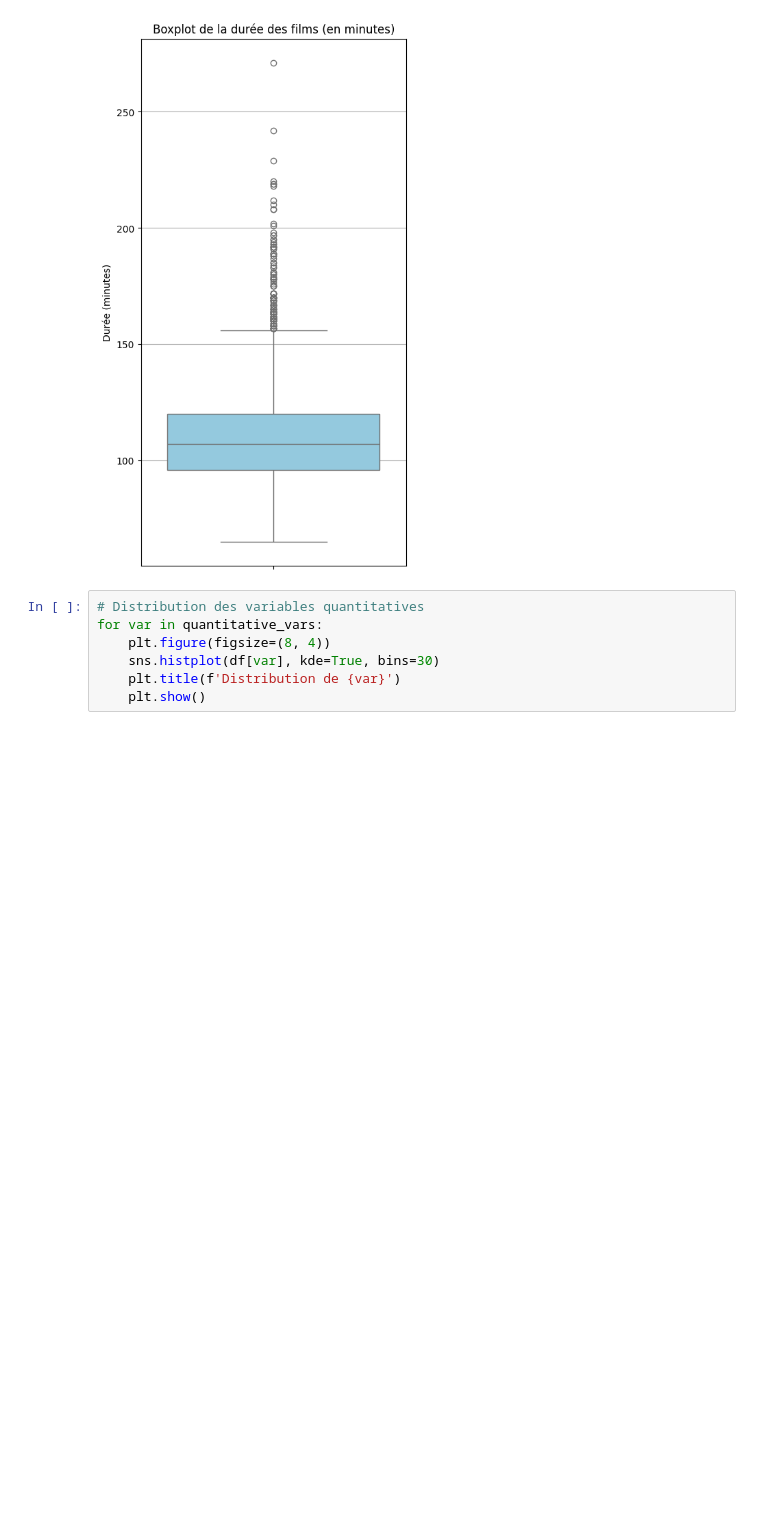
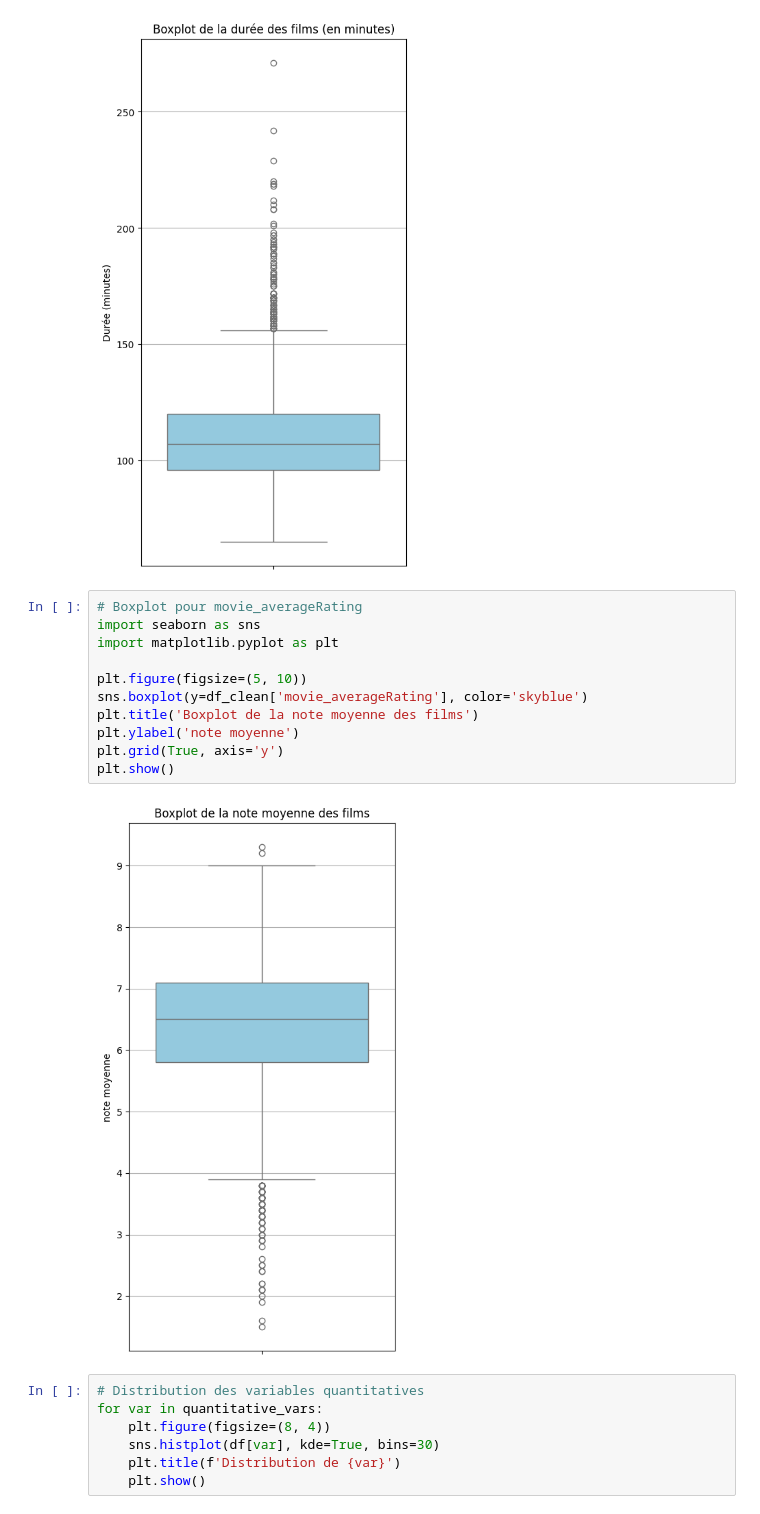
Before and after one commit to salhi-mohamed/CinemaLab, a Jupyter notebook: Untitled-1.ipynb, the cells around one changed output. Cells and saved outputs as stored; diff of their text form; blank space fills up the shorter version.

```diff
--- a/Untitled-1.ipynb
+++ b/Untitled-1.ipynb
@@ -164,6 +166,19 @@ plt.grid(True, axis='y')
 plt.show()
 # %% [output]
 [figure]
+# %%
+# Boxplot pour movie_averageRating
+import seaborn as sns
+import matplotlib.pyplot as plt
+
+plt.figure(figsize=(5, 10))
+sns.boxplot(y=df_clean['movie_averageRating'], color='skyblue')
+plt.title('Boxplot de la note moyenne des films')
+plt.ylabel('note moyenne')
+plt.grid(True, axis='y')
+plt.show()
+# %% [output]
+[figure, added]
 # %%
 # Distribution des variables quantitatives
 for var in quantitative_vars:
```
Also changed, not shown: parts of 10 cells of this notebook.
